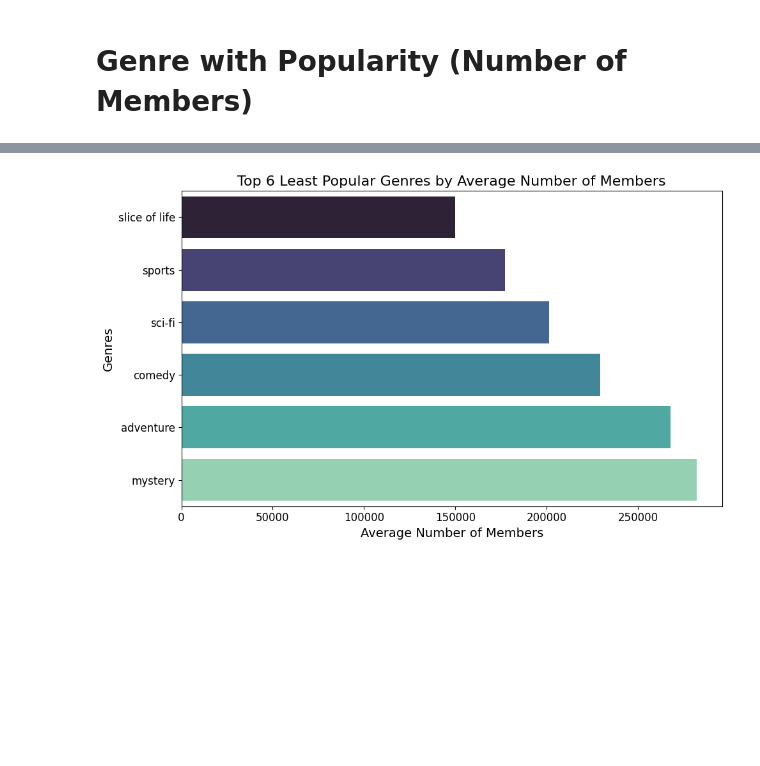
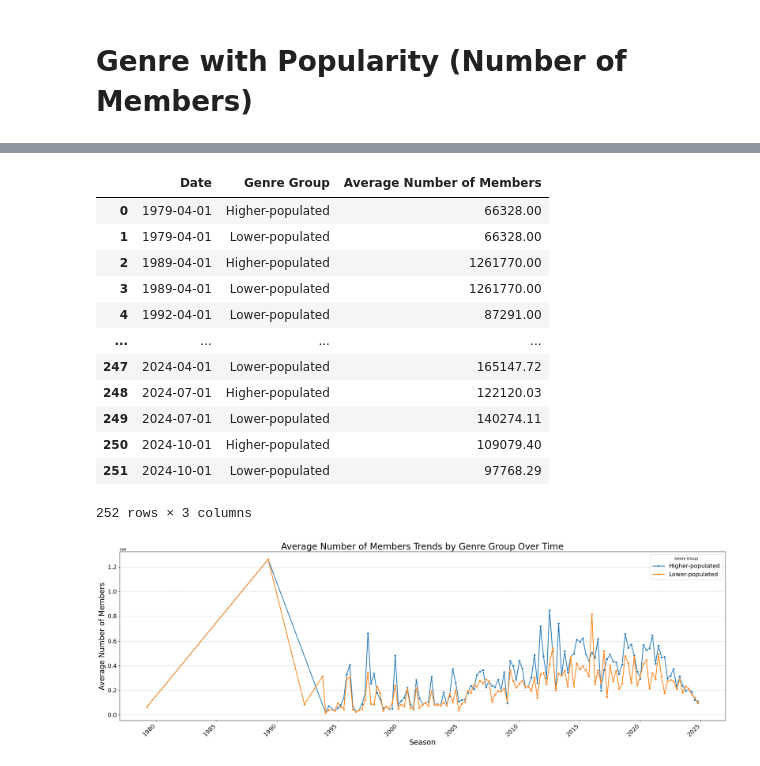
Before and after one commit to lib2509/Intro_to_DS_Final_Project, a Jupyter notebook: data_analysis.ipynb, the cells around one changed output, grey strips where cells are left out. Saved outputs shown, nothing was run; the diff lists cells and outputs as text; code cells hidden in the pictures; blank space fills up the shorter version.

```diff
--- a/data_analysis.ipynb
+++ b/data_analysis.ipynb
@@ -449,34 +392,64 @@ plt.show()
 # %%
-anime_data_filtered['Genres'] = anime_data_filtered['Genres'].str.lower()
-anime_data_filtered = anime_data_filtered[anime_data_filtered['Genres'].isin(included_genres)]
+# Define higher-populated and lower-populated genres
+higher_populated_genres = genre_population.head(6)['Genre'].tolist()
+lower_populated_genres = genre_population.tail(6)['Genre'].tolist()
 
-# Calculate the average number of members for each genre
-genre_popularity = anime_data_filtered.groupby('Genres')['Number of Members'].mean()
-
-# Identify the 6 least popular genres
-top_least_popular_genres = genre_popularity.nsmallest(6)
+# Calculate the average number of members for each genre group over the seasons
+season_genre_population = (
+    anime_data[['Genres', 'Number of Members', 'Premiered Season']]
+    .assign(
+        Genres=anime_data['Genres'].str.split(', '),  # Split Genres into lists
+        Date=anime_data['Premiered Season'].apply(season_to_datetime)  # Convert to datetime
+    )
+    .explode('Genres')  # Expand genres into individual rows
+    .assign(
+        Genre_Group=lambda df: df['Genres'].str.lower().apply(
+            lambda x: 'Higher-populated' if x in higher_populated_genres else 'Lower-populated' if x in lower_populated_genres else None
+        )
+    )
+    .query('Genre_Group.notnull()', engine='python')  # Filter for defined genre groups
+    .groupby(['Date', 'Genre_Group'], as_index=False)  # Group by Date and Genre_Group
+    .agg({'Number of Members': lambda x: round(x.mean(), 2)})  # Calculate and round the mean number of members
+    .rename(columns={'Number of Members': 'Average Number of Members', 'Genre_Group': 'Genre Group'})  # Rename column
+    .sort_values('Date')  # Ensure chronological order
+)
+season_genre_population
+# %% [output]
+|  | Date | Genre Group | Average Number of Members |
+| 0 | 1979-04-01 | Higher-populated | 66328.00 |
+| 1 | 1979-04-01 | Lower-populated | 66328.00 |
+| 2 | 1989-04-01 | Higher-populated | 1261770.00 |
+| 3 | 1989-04-01 | Lower-populated | 1261770.00 |
+| 4 | 1992-04-01 | Lower-populated | 87291.00 |
+| ... | ... | ... | ... |
+| 247 | 2024-04-01 | Lower-populated | 165147.72 |
+| 248 | 2024-07-01 | Higher-populated | 122120.03 |
+| 249 | 2024-07-01 | Lower-populated | 140274.11 |
+| 250 | 2024-10-01 | Higher-populated | 109079.40 |
+| 251 | 2024-10-01 | Lower-populated | 97768.29 |
+252 rows × 3 columns
 # %%
-# Create a bar plot
-plt.figure(figsize=(10, 6))
-sns.barplot(
-    x=top_least_popular_genres.values,
-    y=top_least_popular_genres.index,
-    hue=top_least_popular_genres.index,
-    palette='mako',
-    dodge=False,
-    legend=False
+# Visualize the result by using line chart
+plt.figure(figsize=(24, 8))
+sns.lineplot(
+    data=season_genre_population,
+    x='Date',
+    y='Average Number of Members',
+    hue='Genre Group',
+    marker='o',
+    linewidth=2
 )
 
-# Customize the plot
-plt.title('Top 6 Least Popular Genres by Average Number of Members', fontsize=16)
-plt.xlabel('Average Number of Members', fontsize=14)
-plt.ylabel('Genres', fontsize=14)
-plt.xticks(fontsize=12)
-plt.yticks(fontsize=12)
+plt.title("Average Number of Members Trends by Genre Group Over Time", fontsize=24)
+plt.xlabel("Season", fontsize=20)
+plt.ylabel("Average Number of Members", fontsize=20)
+plt.xticks(rotation=45, ha='right', fontsize=16)
+plt.yticks(fontsize=16)
+plt.legend(title='Genre Group', fontsize=16)
+plt.grid(axis='y', linestyle='--', alpha=0.7)
+
 plt.tight_layout()
-
-# Display the plot
 plt.show()
 # %% [output]
-[figure, old version]
+[figure, new version]
 # %% [markdown]
```
Also changed, not shown: parts of 26 cells of this notebook.
